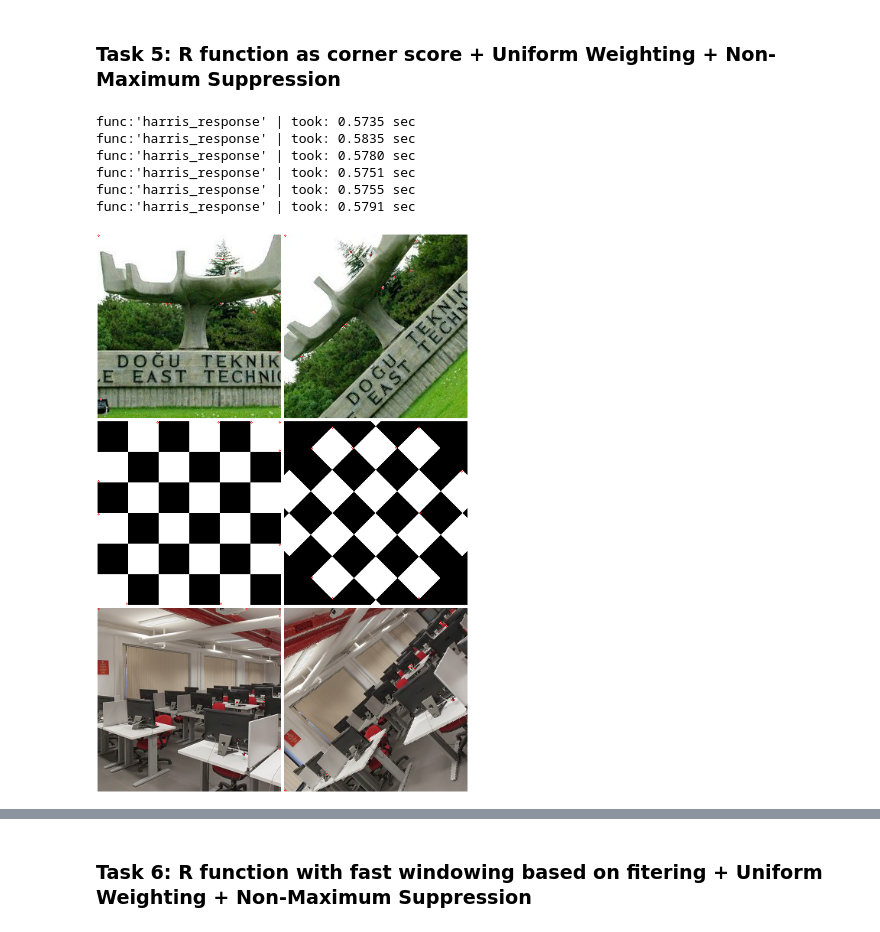
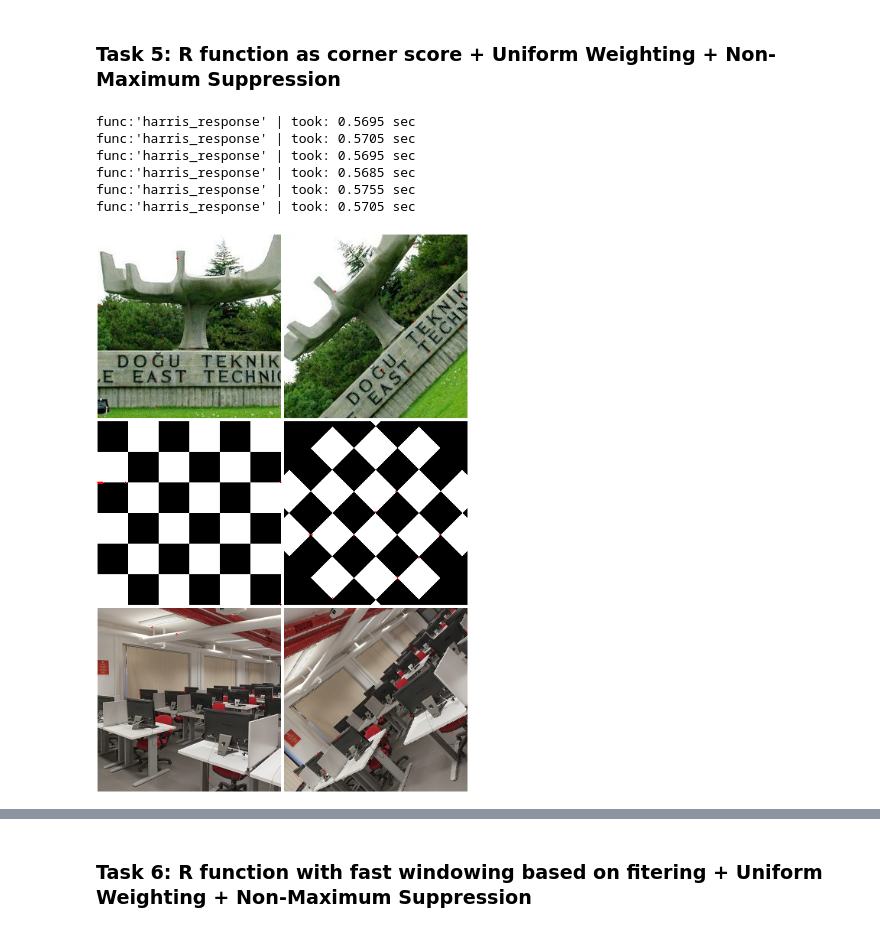
Before and after one commit to devrimcavusoglu/ceng483-cv, a Jupyter notebook: the2/Hw_notebook.ipynb, the cells around one changed output, grey strips where cells are left out. Saved outputs shown, nothing was run; the diff lists cells and outputs as text; code cells hidden in the pictures.

```diff
--- a/the2/Hw_notebook.ipynb
+++ b/the2/Hw_notebook.ipynb
@@ -149,7 +149,7 @@ def filter_boundary_pixels(a: np.ndarray) -> np.ndarray:
     return a
 
 
-def local_non_maximum_supression(scores: np.ndarray, window_size: int = 1) -> np.ndarray:
+def local_non_maximum_supression(scores: np.ndarray, window_size: int = 3, stride: int = 1) -> np.ndarray:
     """
     Runs NMS over the array `a` with a (square) window.
 
@@ -160,8 +160,8 @@ def local_non_maximum_supression(scores: np.ndarray, window_size: int = 1) -> np
     m, n = scores.shape
     offset = max(window_size//2, 1)
     scores = np.pad(scores, offset)  # zero pad for convenience
-    for i in range(offset, m+offset):
-        for j in range(offset, n+offset):
+    for i in range(offset, m+offset, stride):
+        for j in range(offset, n+offset, stride):
             patch = scores[i - offset:i + offset+1, j - offset:j + offset+1]
             patch_max = patch.max()
             ix, iy = np.where(patch == patch.max())  # idx are 0,1,2 due to locality
@@ -430,40 +465,39 @@ func:'harris_smaller_eig' | took: 1.7085 sec
 # %%
 ## Write your code here
 
 
 @timing
-def harris_response(img: np.ndarray, alpha: float = 0.06, filter_boundary: bool = False):
+def harris_response(img: np.ndarray, alpha: float = 0.04):
     """
     Implements vectorized naive Harris + NMS.
     """
     if img.ndim != 2:
         raise ValueError("Image must be a given in grayscale as 2d array.")
 
     m, n = img.shape
-    H_padding = ((0,0), (0, 0), (1, 1), (1, 1))
 
     gx, gy = sobel(img)
-    gxx, gxy = sobel(gx)
-    _, gyy = sobel(gy)
+    gxy = gx * gy
 
-    H = np.array([[gxx, gxy], [gxy, gyy]])  # (2,2,m,n)
+    H = np.array([
+        [gx**2, gxy],
+        [gxy, gy**2]
+    ])  # (2,2,m,n)
     H_det = np.linalg.det(H.transpose((2, 3, 0, 1)))  # (m,n)
     H_trace = np.trace(H)  # (m,n)
     R = H_det - alpha * (H_trace ** 2)
-
-    if filter_boundary:
-        eigv2 = filter_boundary_pixels(R)
+    R = filter_boundary_pixels(R)
     R = local_non_maximum_supression(R, 1)
     corners = get_topk(img, R)
     return corners
 
 
-draw_corners_on_fixtures(harris_response, filter_boundary=True, dev_mode=False, save_as="task_5.png")
+draw_corners_on_fixtures(harris_response, save_as="task_5.png")
 # %% [output]
-func:'harris_response' | took: 0.5735 sec
-func:'harris_response' | took: 0.5835 sec
-func:'harris_response' | took: 0.5780 sec
-func:'harris_response' | took: 0.5751 sec
+func:'harris_response' | took: 0.5695 sec
+func:'harris_response' | took: 0.5705 sec
+func:'harris_response' | took: 0.5695 sec
+func:'harris_response' | took: 0.5685 sec
 func:'harris_response' | took: 0.5755 sec
-func:'harris_response' | took: 0.5791 sec
+func:'harris_response' | took: 0.5705 sec
-[figure, old version]
+[figure, new version]
```
Also changed, not shown: parts of 17 cells of this notebook, 4 other files.
